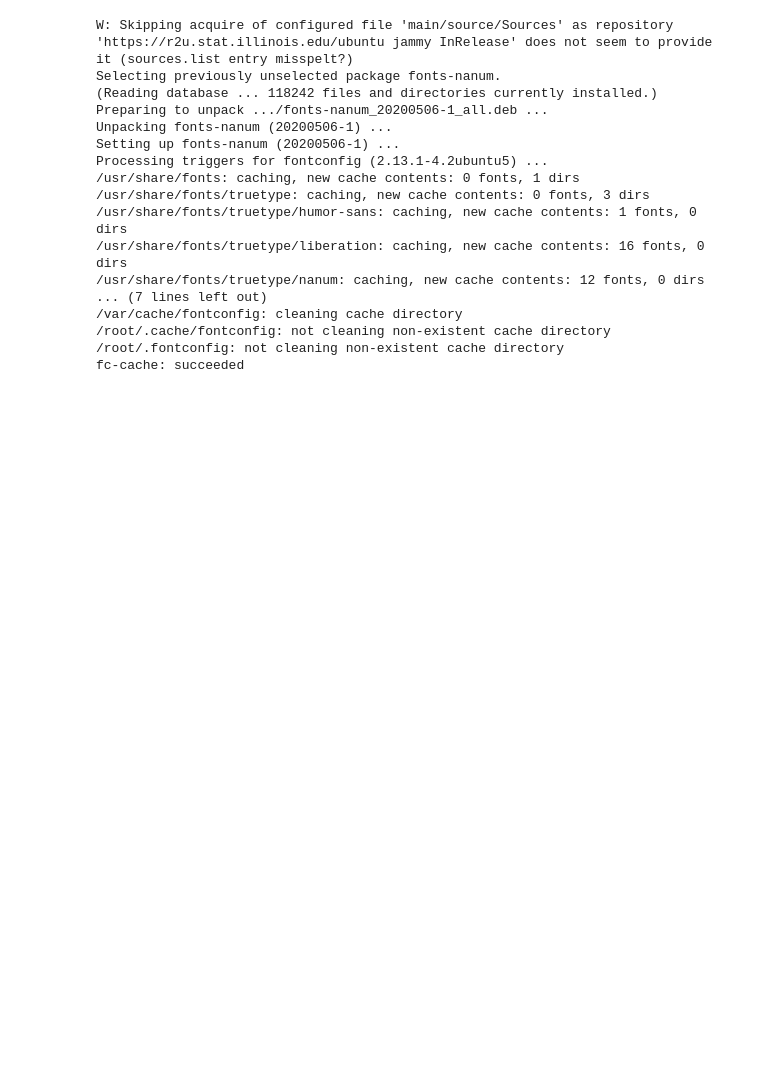
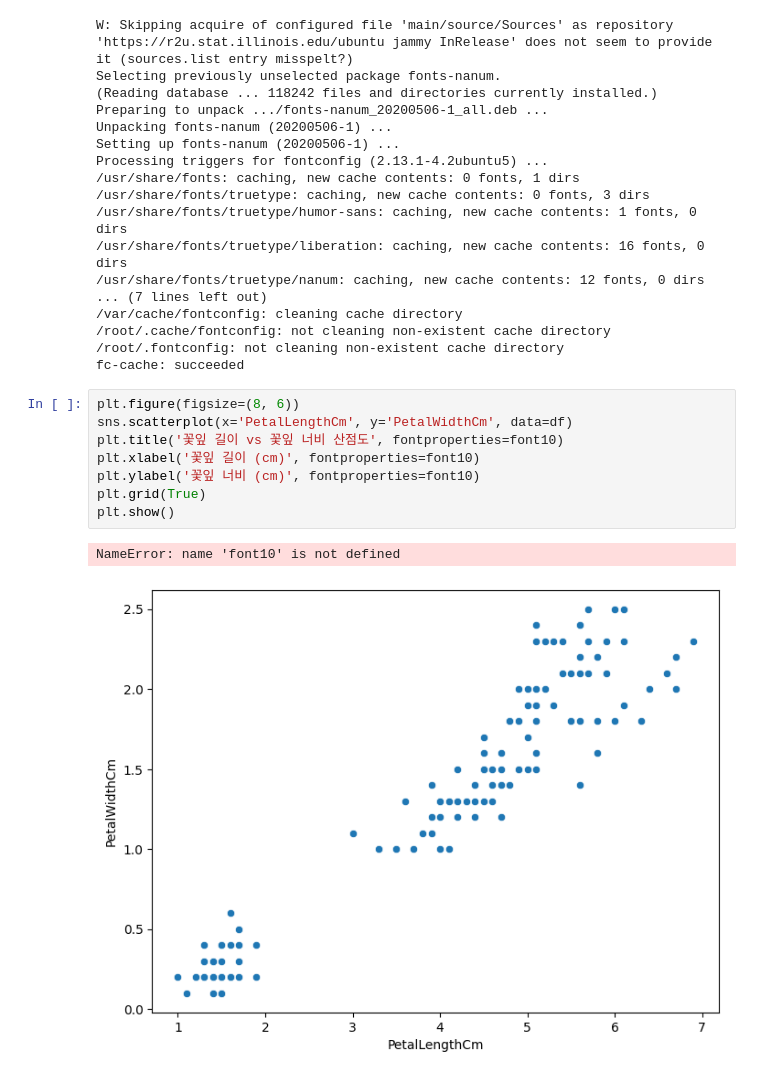
Before and after one commit to MattKim98/aipython, a Jupyter notebook: 260529.ipynb, the cells around one changed output. Cells and saved outputs as stored; diff of their text form; blank space fills up the shorter version.

```diff
--- a/260529.ipynb
+++ b/260529.ipynb
@@ -207,3 +207,14 @@ Processing triggers for fontconfig (2.13.1-4.2ubuntu5) ...
 /root/.cache/fontconfig: not cleaning non-existent cache directory
 /root/.fontconfig: not cleaning non-existent cache directory
 fc-cache: succeeded
+# %%
+plt.figure(figsize=(8, 6))
+sns.scatterplot(x='PetalLengthCm', y='PetalWidthCm', data=df)
+plt.title('꽃잎 길이 vs 꽃잎 너비 산점도', fontproperties=font10)
+plt.xlabel('꽃잎 길이 (cm)', fontproperties=font10)
+plt.ylabel('꽃잎 너비 (cm)', fontproperties=font10)
+plt.grid(True)
+plt.show()
+# %% [output]
+NameError: name 'font10' is not defined
+[figure, added]
```
